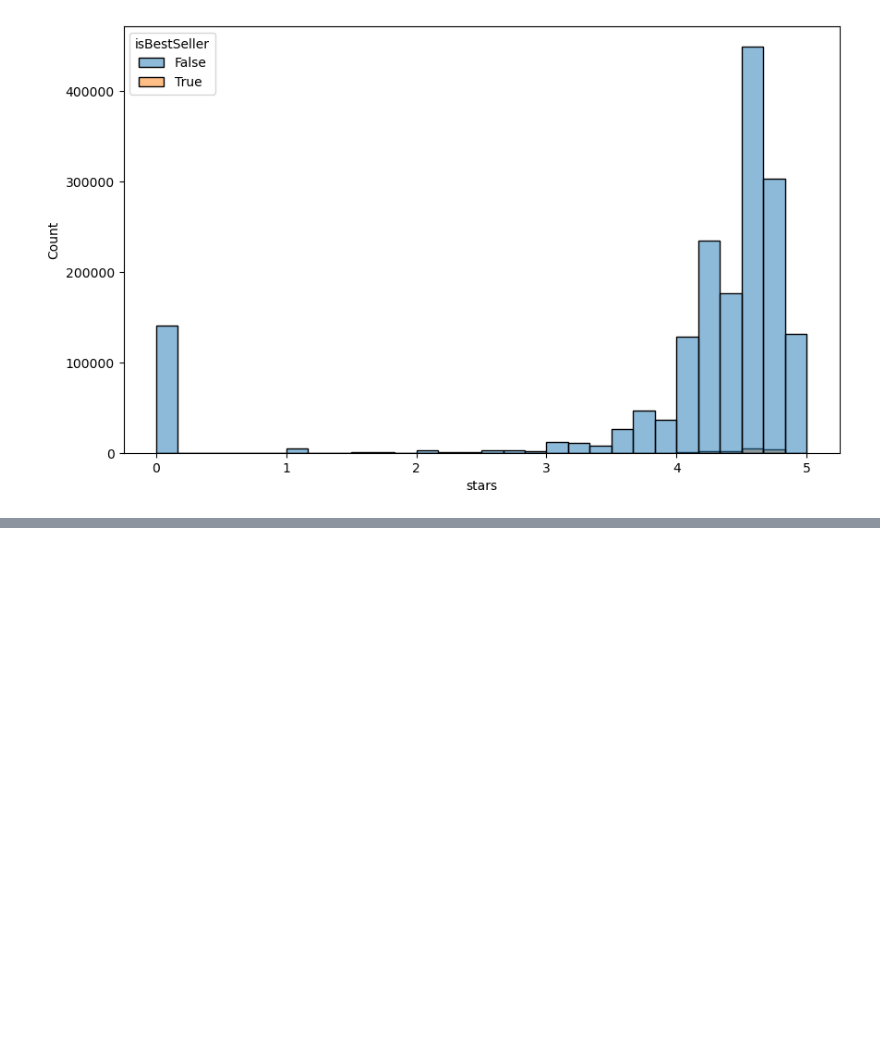
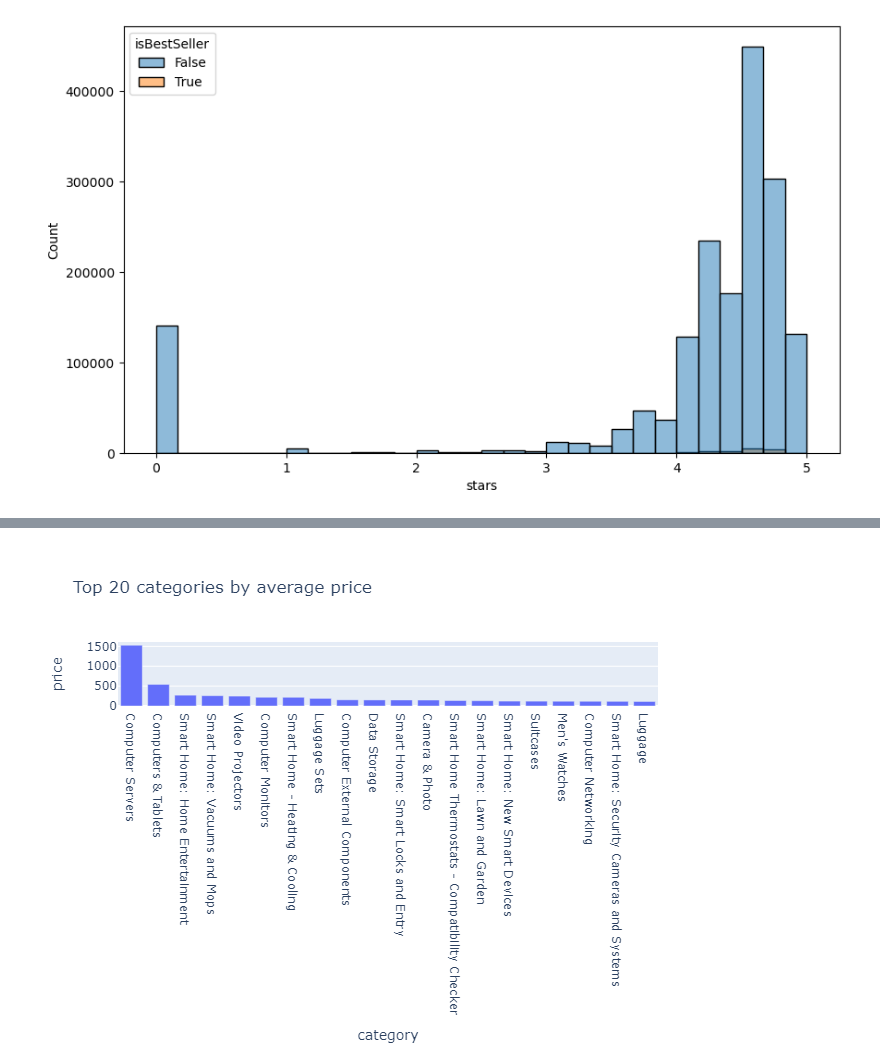
Before and after one commit to AaronProgramas/Data-Analytics, a Jupyter notebook: UPP.ipynb, the cells around one changed output, grey strips where cells are left out. Saved outputs shown, nothing was run; the diff lists cells and outputs as text; code cells hidden in the pictures; blank space fills up the shorter version.

```diff
--- a/UPP.ipynb
+++ b/UPP.ipynb
@@ -81,0 +90,9 @@ bar(data_frame=df[['category', 'price']].groupby(by=['category']).sum().reset_in
+# %%
+import plotly.express as px
+
+fig = px.bar(data_frame=df[['category', 'price']].groupby(by=['category']).mean().reset_index().sort_values(by='price',ascending=False).head(n=20),
+             x='category', y='price', title='Top 20 categories by average price')
+
+fig.show("png")
+# %% [output]
+[figure, added]
```
Also changed, not shown: parts of 3 cells of this notebook.
